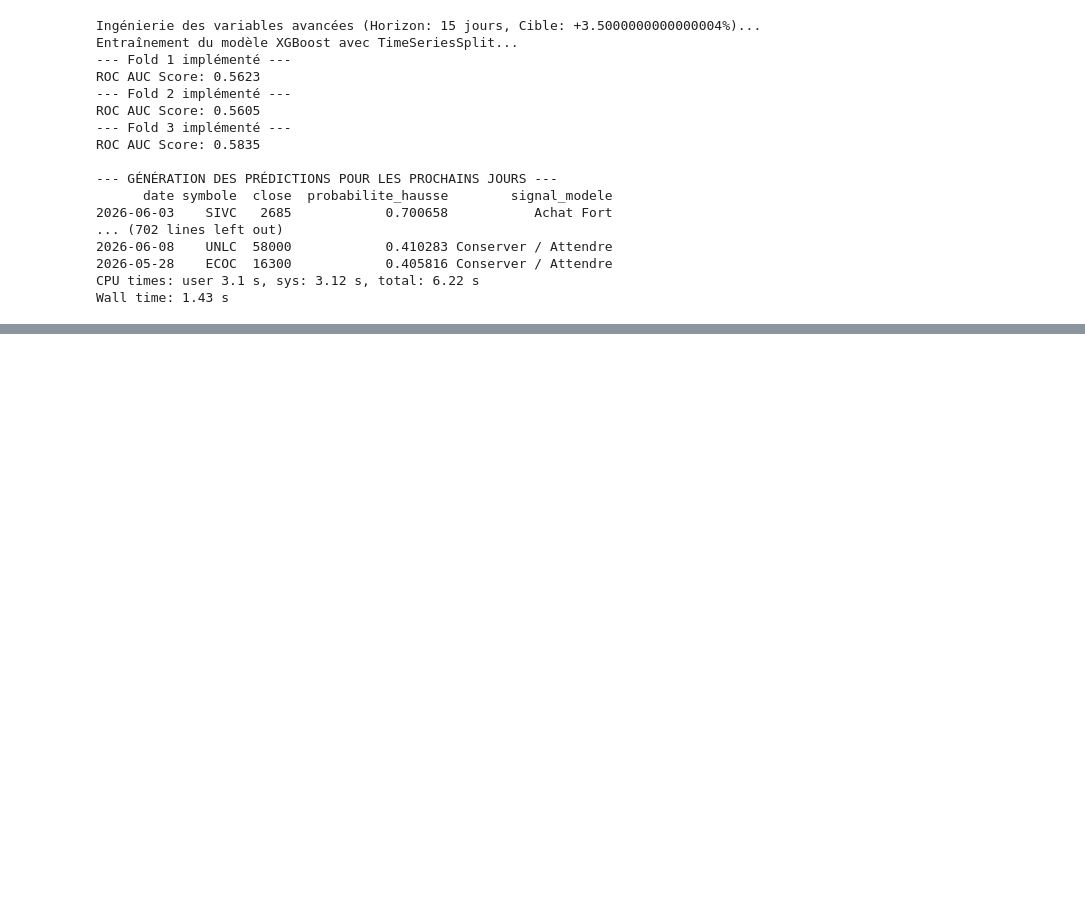
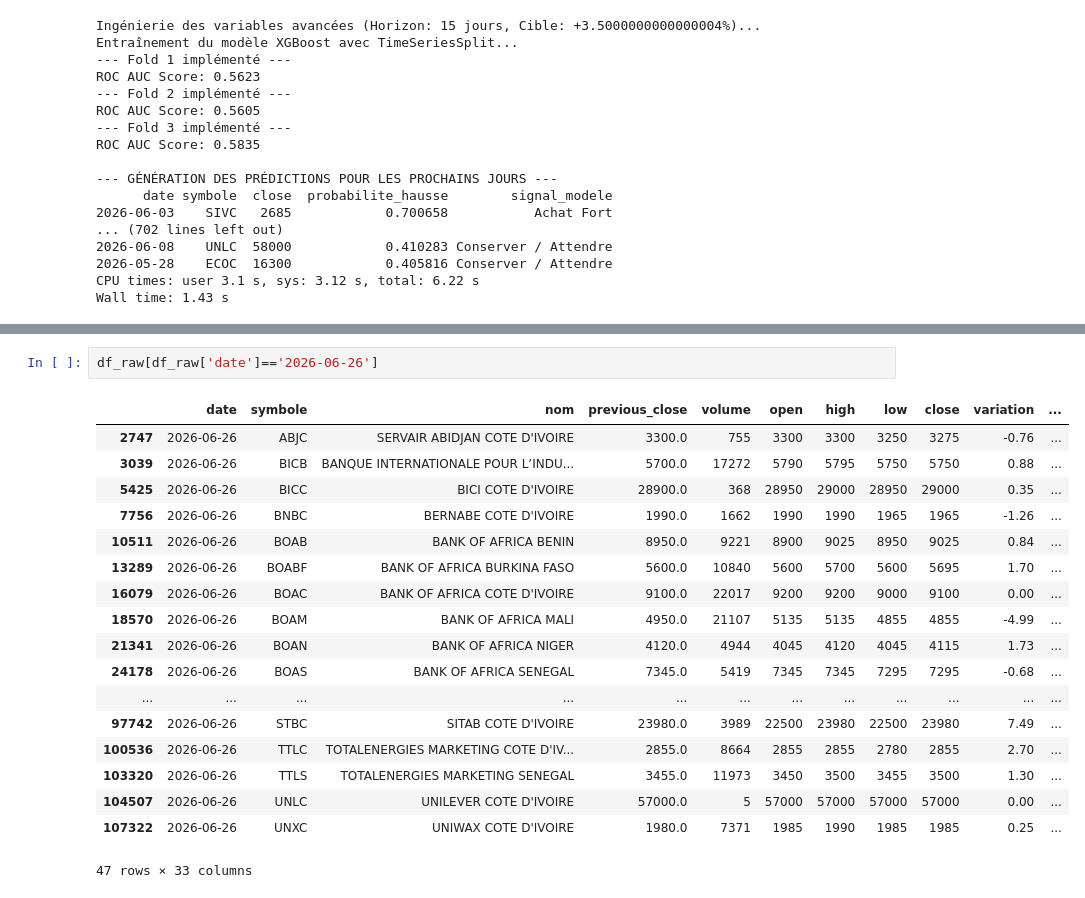
Before and after one commit to Hounkponou/Invest-brvm, a Jupyter notebook: brvm-prediction/prediction-test.ipynb, the cells around one changed output, grey strips where cells are left out. Saved outputs shown, nothing was run; the diff lists cells and outputs as text; blank space fills up the shorter version.

```diff
--- a/brvm-prediction/prediction-test.ipynb
+++ b/brvm-prediction/prediction-test.ipynb
@@ -466,0 +467,21 @@ Wall time: 4min 26s
+# %%
+df_raw[df_raw['date']=='2026-06-26']
+# %% [output]
+|  | date | symbole | nom | previous_close | volume | open | high | low | close | variation | ... |
+| 2747 | 2026-06-26 | ABJC | SERVAIR ABIDJAN COTE D'IVOIRE | 3300.0 | 755 | 3300 | 3300 | 3250 | 3275 | -0.76 | ... |
+| 3039 | 2026-06-26 | BICB | BANQUE INTERNATIONALE POUR L’INDU... | 5700.0 | 17272 | 5790 | 5795 | 5750 | 5750 | 0.88 | ... |
+| 5425 | 2026-06-26 | BICC | BICI COTE D'IVOIRE | 28900.0 | 368 | 28950 | 29000 | 28950 | 29000 | 0.35 | ... |
+| 7756 | 2026-06-26 | BNBC | BERNABE COTE D'IVOIRE | 1990.0 | 1662 | 1990 | 1990 | 1965 | 1965 | -1.26 | ... |
+| 10511 | 2026-06-26 | BOAB | BANK OF AFRICA BENIN | 8950.0 | 9221 | 8900 | 9025 | 8950 | 9025 | 0.84 | ... |
+| 13289 | 2026-06-26 | BOABF | BANK OF AFRICA BURKINA FASO | 5600.0 | 10840 | 5600 | 5700 | 5600 | 5695 | 1.70 | ... |
+| 16079 | 2026-06-26 | BOAC | BANK OF AFRICA COTE D'IVOIRE | 9100.0 | 22017 | 9200 | 9200 | 9000 | 9100 | 0.00 | ... |
+| 18570 | 2026-06-26 | BOAM | BANK OF AFRICA MALI | 4950.0 | 21107 | 5135 | 5135 | 4855 | 4855 | -4.99 | ... |
+| 21341 | 2026-06-26 | BOAN | BANK OF AFRICA NIGER | 4120.0 | 4944 | 4045 | 4120 | 4045 | 4115 | 1.73 | ... |
+| 24178 | 2026-06-26 | BOAS | BANK OF AFRICA SENEGAL | 7345.0 | 5419 | 7345 | 7345 | 7295 | 7295 | -0.68 | ... |
+| ... | ... | ... | ... | ... | ... | ... | ... | ... | ... | ... | ... |
+| 97742 | 2026-06-26 | STBC | SITAB COTE D'IVOIRE | 23980.0 | 3989 | 22500 | 23980 | 22500 | 23980 | 7.49 | ... |
+| 100536 | 2026-06-26 | TTLC | TOTALENERGIES MARKETING COTE D'IV... | 2855.0 | 8664 | 2855 | 2855 | 2780 | 2855 | 2.70 | ... |
+| 103320 | 2026-06-26 | TTLS | TOTALENERGIES MARKETING SENEGAL | 3455.0 | 11973 | 3450 | 3500 | 3455 | 3500 | 1.30 | ... |
+| 104507 | 2026-06-26 | UNLC | UNILEVER COTE D'IVOIRE | 57000.0 | 5 | 57000 | 57000 | 57000 | 57000 | 0.00 | ... |
+| 107322 | 2026-06-26 | UNXC | UNIWAX COTE D'IVOIRE | 1980.0 | 7371 | 1985 | 1990 | 1985 | 1985 | 0.25 | ... |
+47 rows × 33 columns
```
Also changed, not shown: parts of 1 cell of this notebook, 48 other files.
